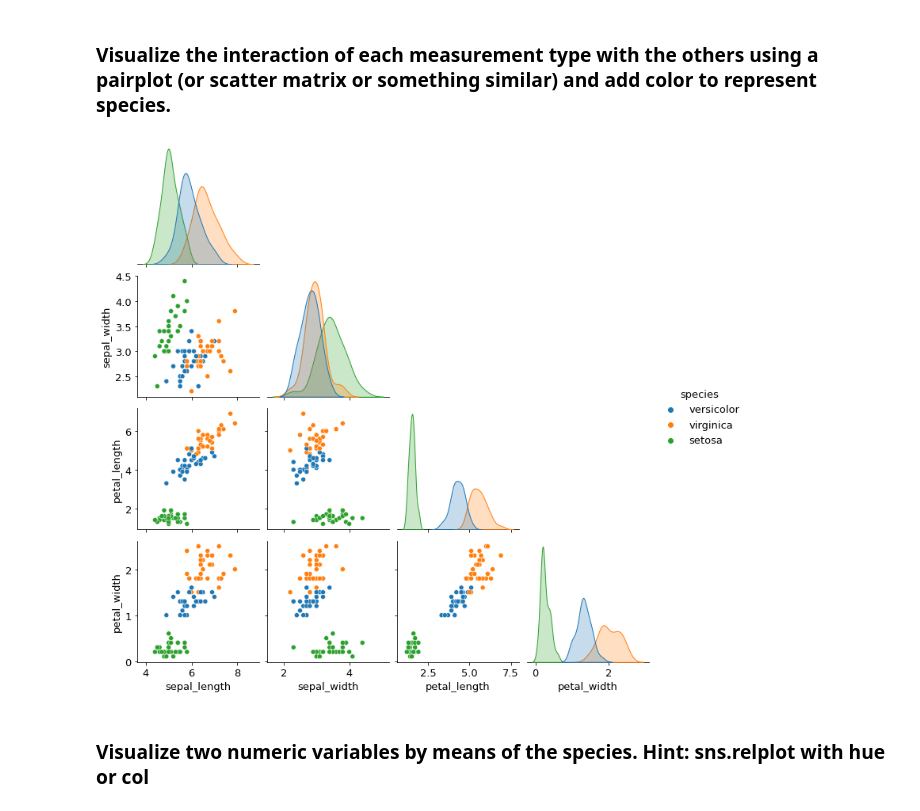
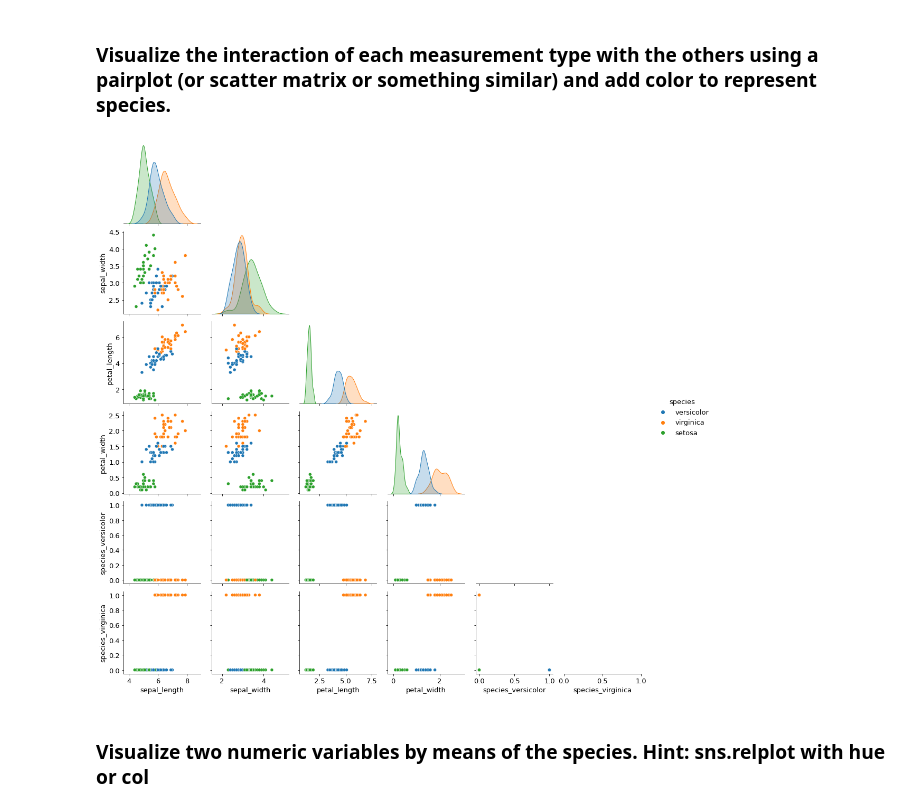
Before and after one commit to patrickamwayi/classification-exercises, a Jupyter notebook: classification-exercises.ipynb, the cells around one changed output. Saved outputs shown, nothing was run; the diff lists cells and outputs as text; code cells hidden in the pictures.

```diff
--- a/classification-exercises.ipynb
+++ b/classification-exercises.ipynb
@@ -1184,9 +1186,9 @@ p = 6.372358897018535e-11
 # %% [markdown]
 ### Visualize the interaction of each measurement type with the others using a pairplot (or scatter matrix or something similar) and add color to represent species.
 # %%
-sns.pairplot(data = train[columns], hue = 'species', corner = True);
+sns.pairplot(data = train, hue = 'species', corner = True);
 # %% [output]
-[figure, old version]
+[figure, new version]
 # %% [markdown]
 ### Visualize two numeric variables by means of the species. Hint: sns.relplot with hue or col
 # %%
```
Also changed, not shown: parts of 29 cells of this notebook.
